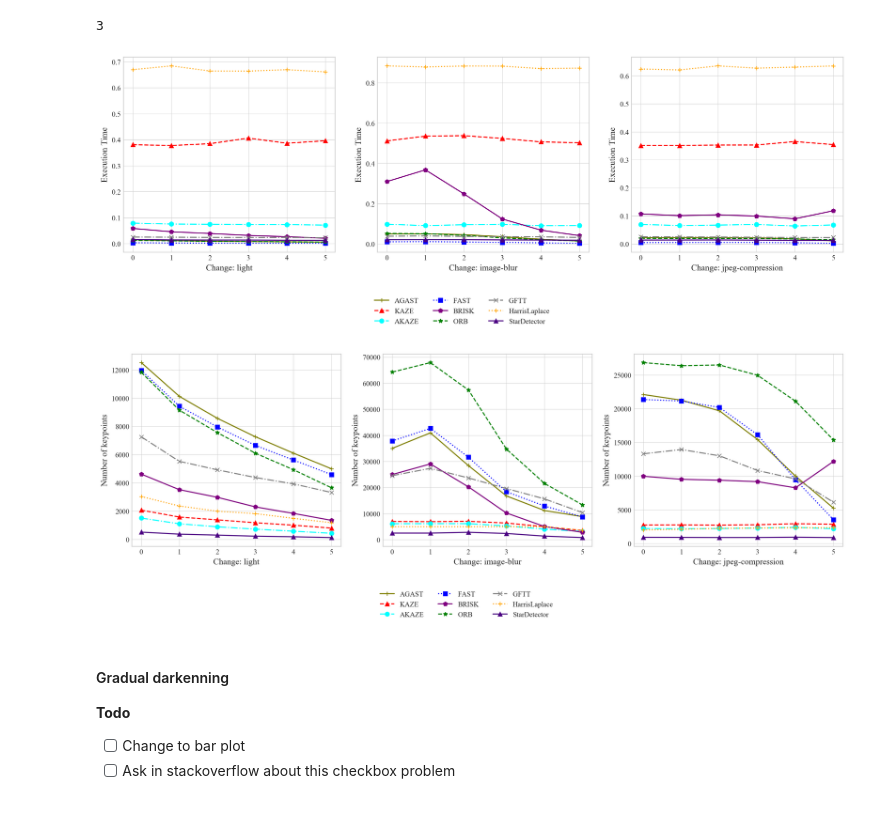
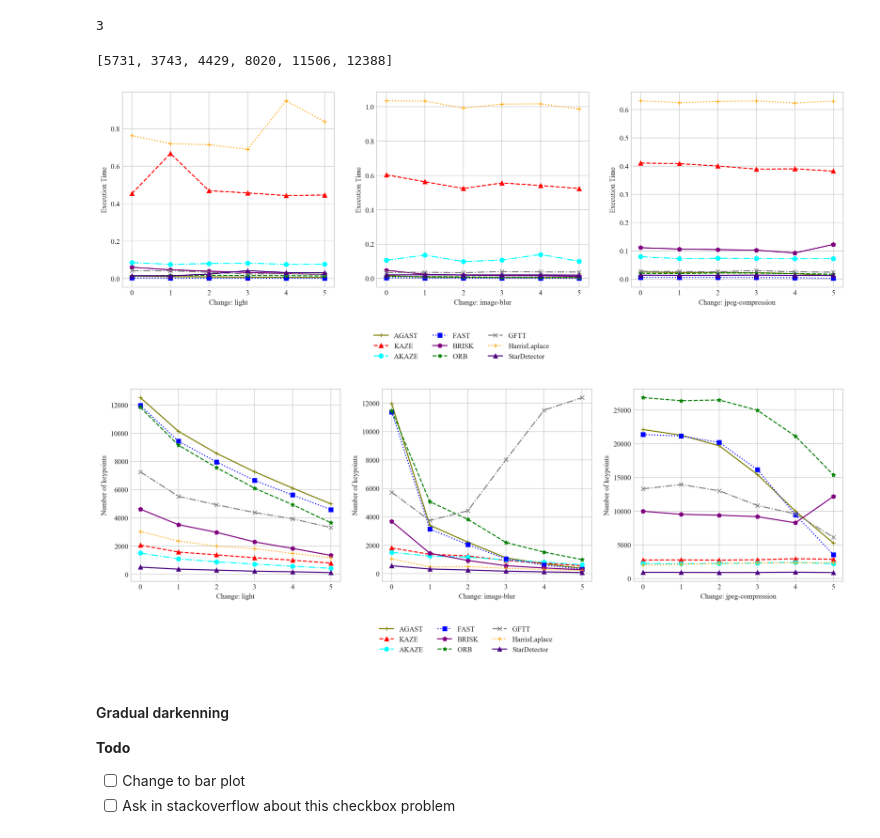
Before and after one commit to paul-shuvo/detector-descriptor-evaluation, a Jupyter notebook: src/demo.ipynb, the cells around one changed output. Cells and saved outputs as stored; diff of their text form; code cells hidden in the pictures.

```diff
--- a/src/demo.ipynb
+++ b/src/demo.ipynb
@@ -178,13 +178,13 @@ The runtime and number of keypoints detected as the image is progressively blurr
 - Harris Laplace has the highest runtime 0.85 seconds. KAZE has a runtime of ~0.45s and the rest falls wihtin a very close range ~0.001 to ~0.03
 - All the detectors trends downward while only GFTT detects more keypoints for the 'bikes' image set.
 # %%
-image_set_arr = ['leuven', 'trees', 'ubc']
+image_set_arr = ['leuven', 'bikes', 'ubc']
 plot_data_arr = []
 
 for image_set_name in image_set_arr:
     image_set = util.get_image_set(data_path, image_set_name)
     plot_data = {}
-    for detector_name in dd.get_all_detectors().keys():
+    for detector_name in dd.all_detectors:
 #     if detector_name in ['FAST', 'AGAST']:
 #         continue
 #         execution_time, total_keypoints
@@ -196,3 +198,8 @@ print(len(plot_data_arr))
+# %%
+b = [len(value) for value in a.values()]
+print(b)
+# %% [output]
+[5731, 3743, 4429, 8020, 11506, 12388]
 # %%
 # ['Solarize_Light2', '_classic_test_patch', 'bmh', 'classic', 'dark_background', 'fast', 'fivethirtyeight', 'ggplot',
 # 'grayscale', 'seaborn', 'seaborn-bright', 'seaborn-colorblind', 'seaborn-dark', 'seaborn-dark-palette', 'seaborn-darkgrid',
@@ -205,35 +212,35 @@ plt.rcParams["font.family"] = "Times New Roman"
 
 fig1, axs1 = plt.subplots(1, 3, figsize=(18,5), dpi=200)
 # fig2, axs2 = plt.subplots(1, 3, figsize=(18,8), dpi=300)
 axs_col = 0
 for plot_data in plot_data_arr:
     i = 0
-    for detector_name in dd.get_all_detectors().keys():
+    for detector_name in dd.all_detectors:
         execution_time, total_keypoints = plot_data[detector_name]
         axs1[axs_col].plot(list(execution_time.keys()), list(execution_time.values()), linestyle=linestyle_[i],
                            linewidth=1.5, marker=markers[i], c=colors[i], label=detector_name)
 #         axs2[axs_col].plot(list(total_keypoints.keys()), [len(value) for value in total_keypoints.values()],
 #                              c=colors[i], label=detector_name)
         i += 1
 #     axs[0, axs_col].legend(loc="upper center",bbox_to_anchor=(0.5, -0.15), ncol=3)
     variance = image_set_variance[image_set_arr[axs_col]]
     axs1[axs_col].set_xlabel(f'Change: {variance}')
     axs1[axs_col].set_ylabel("Execution Time")
 
 #     axs[1, axs_col].legend(loc="upper center",bbox_to_anchor=(0.5, -0.15), ncol=3)
 #     axs2[axs_col].set_xlabel(f'Variance: {variance}')
 #     axs2[axs_col].set_ylabel("Number of keypoints")
     axs_col += 1
 #     print(image_set_name)
 handles1, labels1 = axs1[0].get_legend_handles_labels()
 # handles2, labels2 = axs2[0].get_legend_handles_labels()
 plt.legend(handles1, labels1, loc="upper center",bbox_to_anchor=(-0.8, -0.2), ncol = 3)
 fig1.subplots_adjust(wspace = 0.2)
 # fig2.subplots_adjust(wspace = 0.2)
 # plt.suptitle('Execution time and total number of keypoints \ndetected accross different levels of variance', fontsize = 16, y = 1.0, color='indigo')
 plt.show()
 # %% [output]
-[figure, old version]
+[figure, new version]
 # %%
 # plt.style.use('classic')
 # fig1, axs1 = plt.subplots(1, 3, figsize=(18,5), dpi=300)
@@ -243,10 +250,10 @@ fig2, axs2 = plt.subplots(1, 3, figsize=(18,5), dpi=200)
 axs_col = 0
 for plot_data in plot_data_arr:
     i = 0
-    for detector_name in dd.get_all_detectors().keys():
+    for detector_name in dd.all_detectors:
         execution_time, total_keypoints = plot_data[detector_name]
 #         axs1[axs_col].plot(list(execution_time.keys()), list(execution_time.values()), c=colors[i], label=detector_name)
-        axs2[axs_col].plot(list(total_keypoints.keys()), [len(value) for value in total_keypoints.values()],
+        axs2[axs_col].plot([key for key in total_keypoints.keys()], [len(value) for value in total_keypoints.values()],
                            linestyle=linestyle_[i], linewidth=1.5, marker=markers[i], c=colors[i], label=detector_name)
         i += 1
 #     axs[0, axs_col].legend(loc="upper center",bbox_to_anchor=(0.5, -0.15), ncol=3)
@@ -267,7 +274,7 @@ fig2.subplots_adjust(wspace = 0.2)
 # plt.suptitle('Execution time and total number of keypoints \ndetected accross different levels of variance', fontsize = 16, y = 1.0, color='indigo')
 plt.show()
 # %% [output]
-[figure, old version]
+[figure, new version]
 # %% [markdown]
 #### Gradual darkenning
 __Todo__
```
Also changed, not shown: parts of 5 cells of this notebook, 3 other files.
